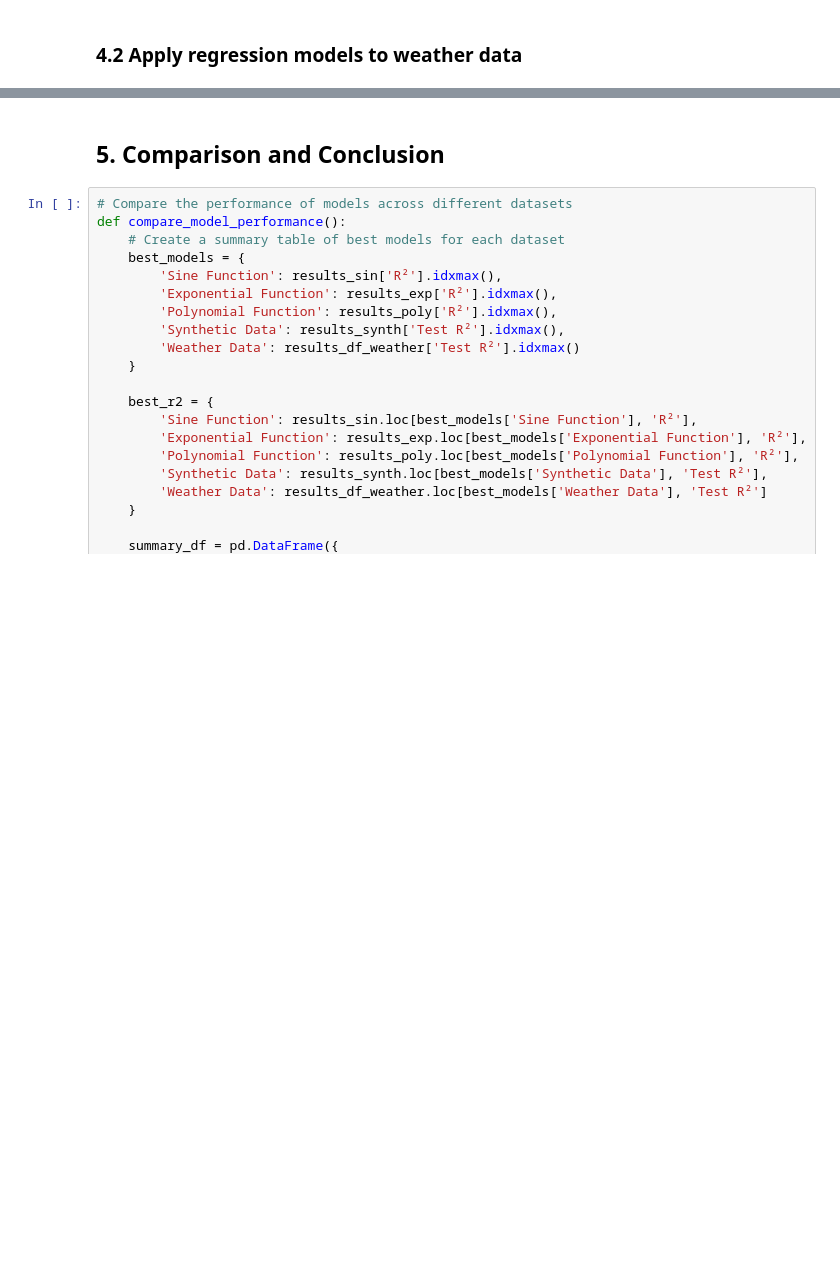
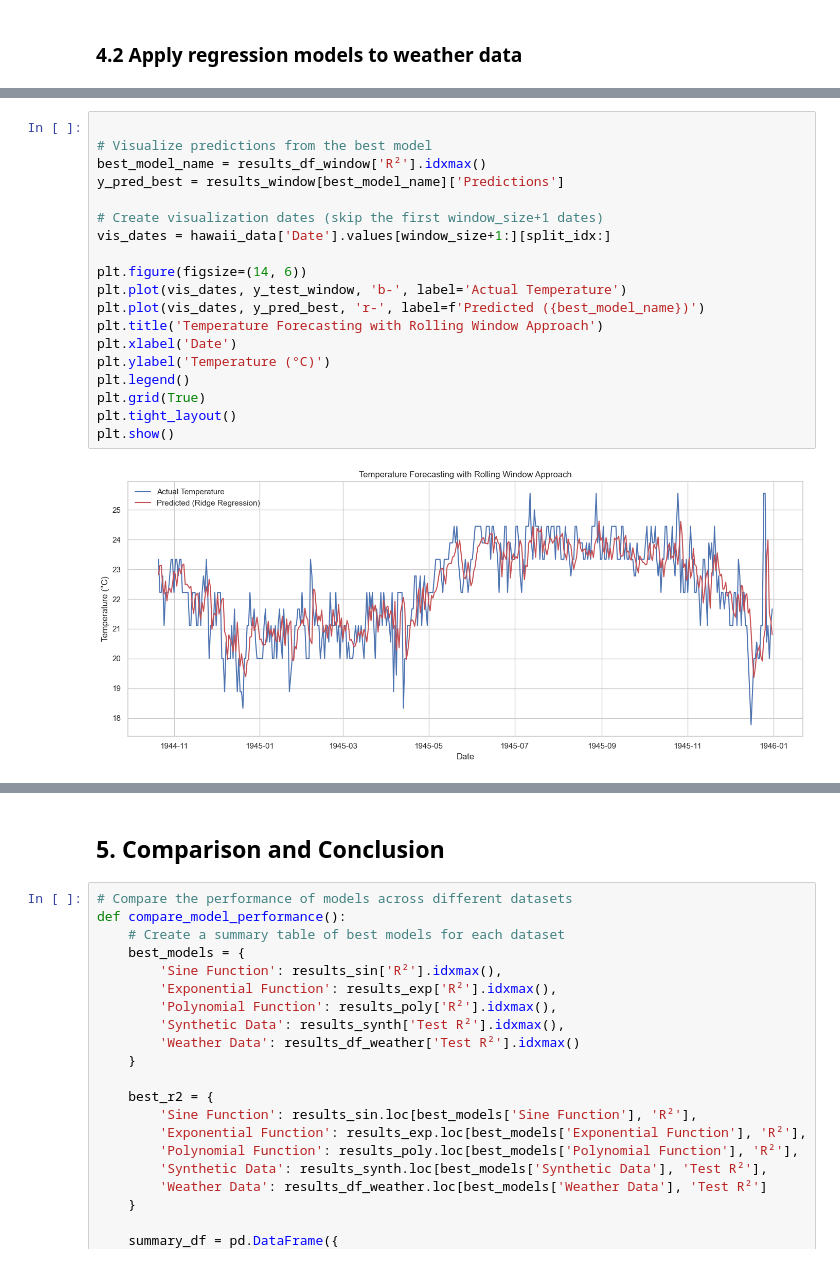
Before and after one commit to imadbenmadi/ITDS-practise-project, a Jupyter notebook: notebook.ipynb, the cells around one changed output, grey strips where cells are left out. Drawn from its saved outputs; the diff is of its cells as text; blank space fills up the shorter version.

```diff
--- a/notebook.ipynb
+++ b/notebook.ipynb
@@ -1087,0 +1221,21 @@ Polynomial Regression (degree=2)  2.970422   1.723491  1.466202 -0.339903
+# %%
+
+# Visualize predictions from the best model
+best_model_name = results_df_window['R²'].idxmax()
+y_pred_best = results_window[best_model_name]['Predictions']
+
+# Create visualization dates (skip the first window_size+1 dates)
+vis_dates = hawaii_data['Date'].values[window_size+1:][split_idx:]
+
+plt.figure(figsize=(14, 6))
+plt.plot(vis_dates, y_test_window, 'b-', label='Actual Temperature')
+plt.plot(vis_dates, y_pred_best, 'r-', label=f'Predicted ({best_model_name})')
+plt.title('Temperature Forecasting with Rolling Window Approach')
+plt.xlabel('Date')
+plt.ylabel('Temperature (°C)')
+plt.legend()
+plt.grid(True)
+plt.tight_layout()
+plt.show()
+# %% [output]
+[figure, added]
```
Also changed, not shown: parts of 11 cells of this notebook.
